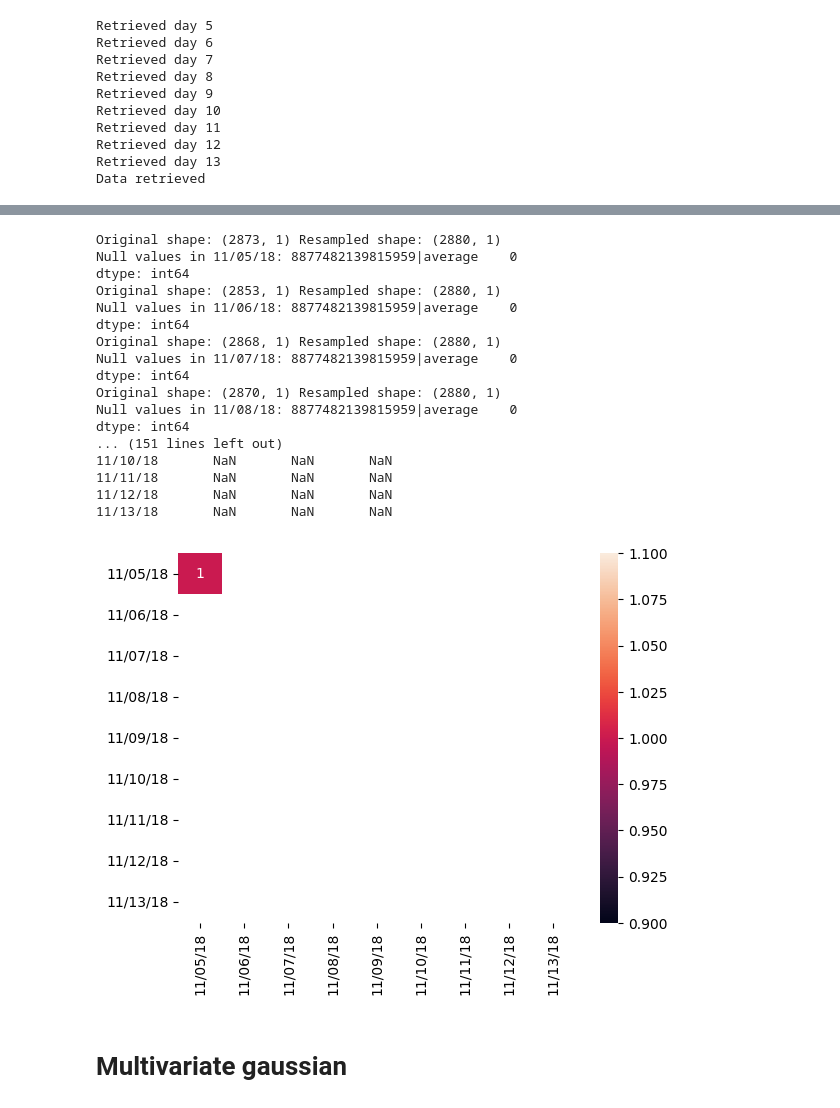
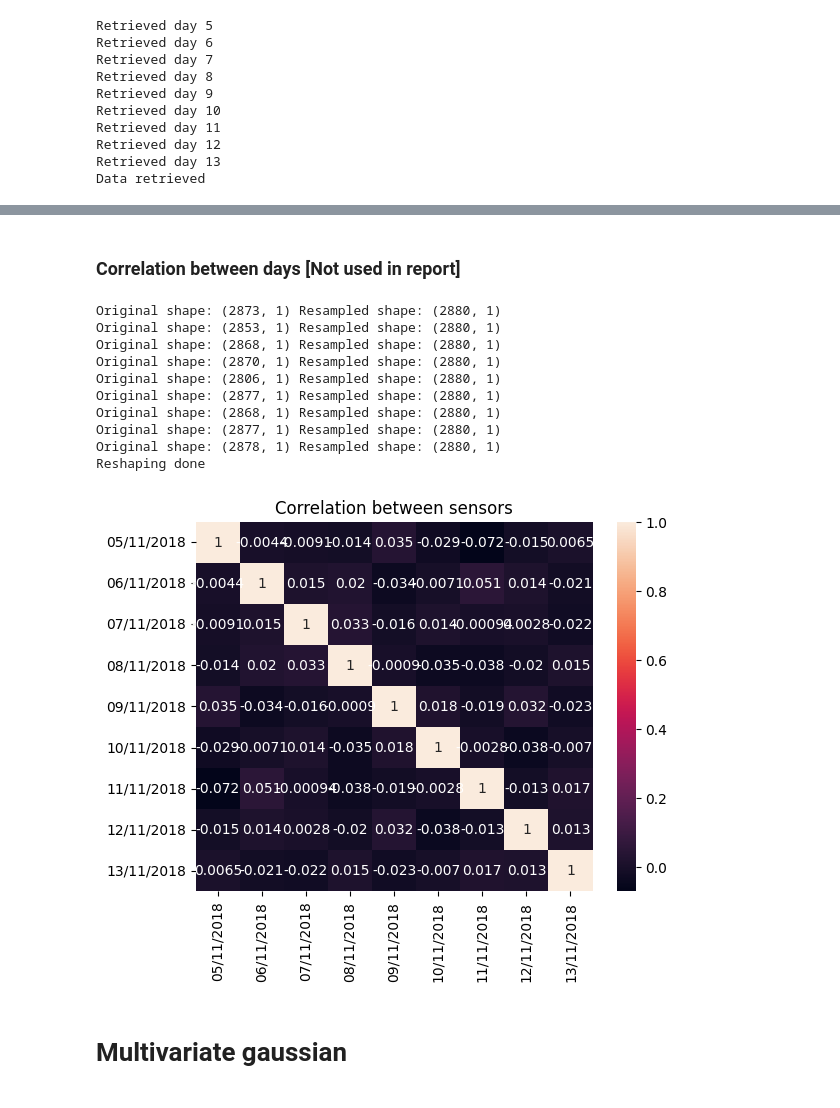
Before and after one commit to fredrikSveen/time_series_gan_project, a Jupyter notebook: intrasensor_divergence.ipynb, the cells around one changed output, grey strips where cells are left out. Saved outputs shown, nothing was run; the diff lists cells and outputs as text; code cells hidden in the pictures.

```diff
--- a/intrasensor_divergence.ipynb
+++ b/intrasensor_divergence.ipynb
@@ -89,27 +62,30 @@ plot_kl(days_KL, title=f'KL divergence between 9 consecutive days of {sensor_nam
-# %%
-standard_days_df = standardize_dfs(days_df)
-resampled_days = reshape_dfs(standard_days_df)
-print(standard_days_df)
-correlate_dfs(resampled_days)
-# %% [output]
-Original shape: (2873, 1) Resampled shape: (2880, 1)
-Null values in 11/05/18: 8877482139815959|average    0
-dtype: int64
-Original shape: (2853, 1) Resampled shape: (2880, 1)
-Null values in 11/06/18: 8877482139815959|average    0
-dtype: int64
-Original shape: (2868, 1) Resampled shape: (2880, 1)
-Null values in 11/07/18: 8877482139815959|average    0
-dtype: int64
-Original shape: (2870, 1) Resampled shape: (2880, 1)
-Null values in 11/08/18: 8877482139815959|average    0
-dtype: int64
-... (151 lines left out)
-11/10/18       NaN       NaN       NaN
-11/11/18       NaN       NaN       NaN
-11/12/18       NaN       NaN       NaN
-11/13/18       NaN       NaN       NaN
-[figure, removed]
+# %% [markdown]
+### Correlation between days [Not used in report]
+# %%
+
+standard_days_df = standardize_dfs(days_df)
+resampled_days = reshape_dfs(standard_days_df)
+# print(standard_days_df)
+correlate_dfs(days_df)
+
+# for name, df in resampled_days.items():
+#     for name2, df2 in resampled_days.items():
+#         print(df.reset_index().head())
+        # print(df2.to_numpy().flatten())
+        # print()
+        # print(np.correlate(df.to_numpy().flatten(), df2.to_numpy().flatten()))
+# %% [output]
+Original shape: (2873, 1) Resampled shape: (2880, 1)
+Original shape: (2853, 1) Resampled shape: (2880, 1)
+Original shape: (2868, 1) Resampled shape: (2880, 1)
+Original shape: (2870, 1) Resampled shape: (2880, 1)
+Original shape: (2806, 1) Resampled shape: (2880, 1)
+Original shape: (2877, 1) Resampled shape: (2880, 1)
+Original shape: (2868, 1) Resampled shape: (2880, 1)
+Original shape: (2877, 1) Resampled shape: (2880, 1)
+Original shape: (2878, 1) Resampled shape: (2880, 1)
+Reshaping done
+[figure, added]
 # %% [markdown]
 # Multivariate gaussian
 # %%
```
Also changed, not shown: parts of 5 cells of this notebook, 3 other files.
